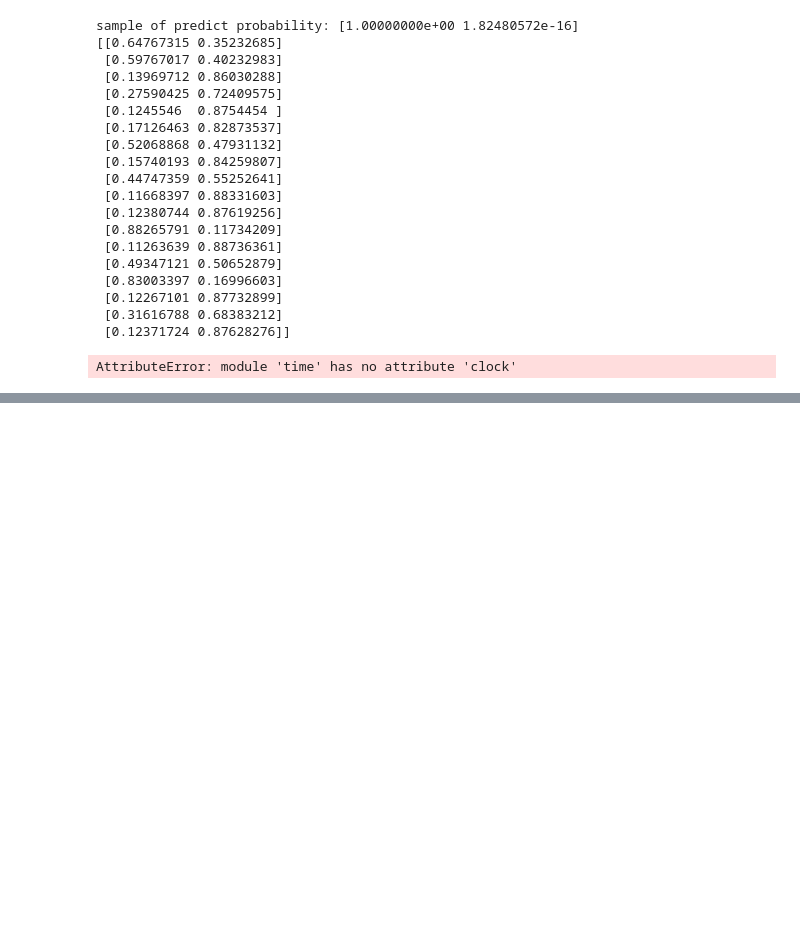
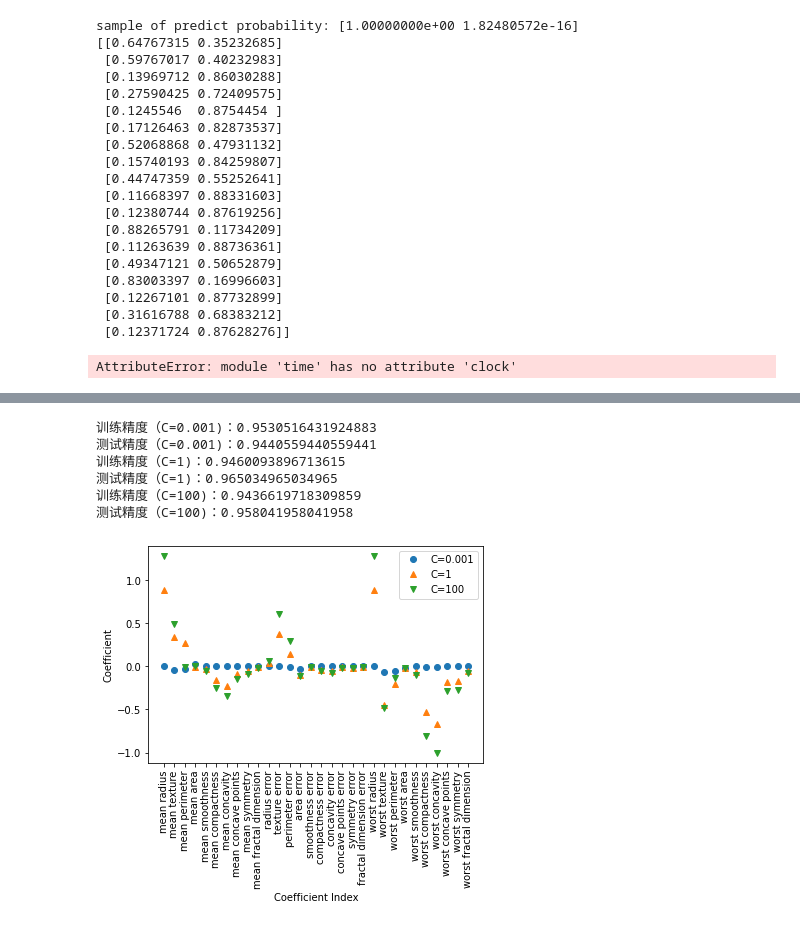
Before and after one commit to huangyueshiqi/pythonStudy, a Jupyter notebook: code/log-wk3.ipynb, the cells around one changed output, grey strips where cells are left out. Drawn from its saved outputs; the diff is of its cells as text; code cells hidden in the pictures; blank space fills up the shorter version.

```diff
--- a/code/log-wk3.ipynb
+++ b/code/log-wk3.ipynb
@@ -169,0 +187,27 @@ def gradAscent(dataMatIn,classLabels):
+# %%
+# 乳腺癌数据上使用Logistic Regression
+from sklearn.datasets import load_breast_cancer
+from sklearn.linear_model import LogisticRegression
+from sklearn.model_selection import train_test_split
+
+cancer = load_breast_cancer()
+X_train,X_test,y_train,y_test = train_test_split(cancer.data,cancer.target,stratify = cancer.target,random_state=42)
+
+for C,maker in zip([0.001,1,100],['o','^','v']):
+    logistic = LogisticRegression(C = C,penalty='l2',max_iter=100).fit(X_train,y_train)
+    print('训练精度（C={})：{}'.format(C,logistic.score(X_train,y_train)))
+    print('测试精度（C={})：{}'.format(C,logistic.score(X_test,y_test)))
+    plt.plot(logistic.coef_.T,maker,label = 'C={}'.format(C))
+plt.xticks(range(cancer.data.shape[1]),cancer.feature_names,rotation = 90)
+plt.xlabel('Coefficient Index')
+plt.ylabel('Coefficient')
+plt.legend()
+plt.show()
+# %% [output]
+训练精度（C=0.001)：0.9530516431924883
+测试精度（C=0.001)：0.9440559440559441
+训练精度（C=1)：0.9460093896713615
+测试精度（C=1)：0.965034965034965
+训练精度（C=100)：0.9436619718309859
+测试精度（C=100)：0.958041958041958
+[figure, added]
```
Also changed, not shown: parts of 1 cell of this notebook, 1 other file.
